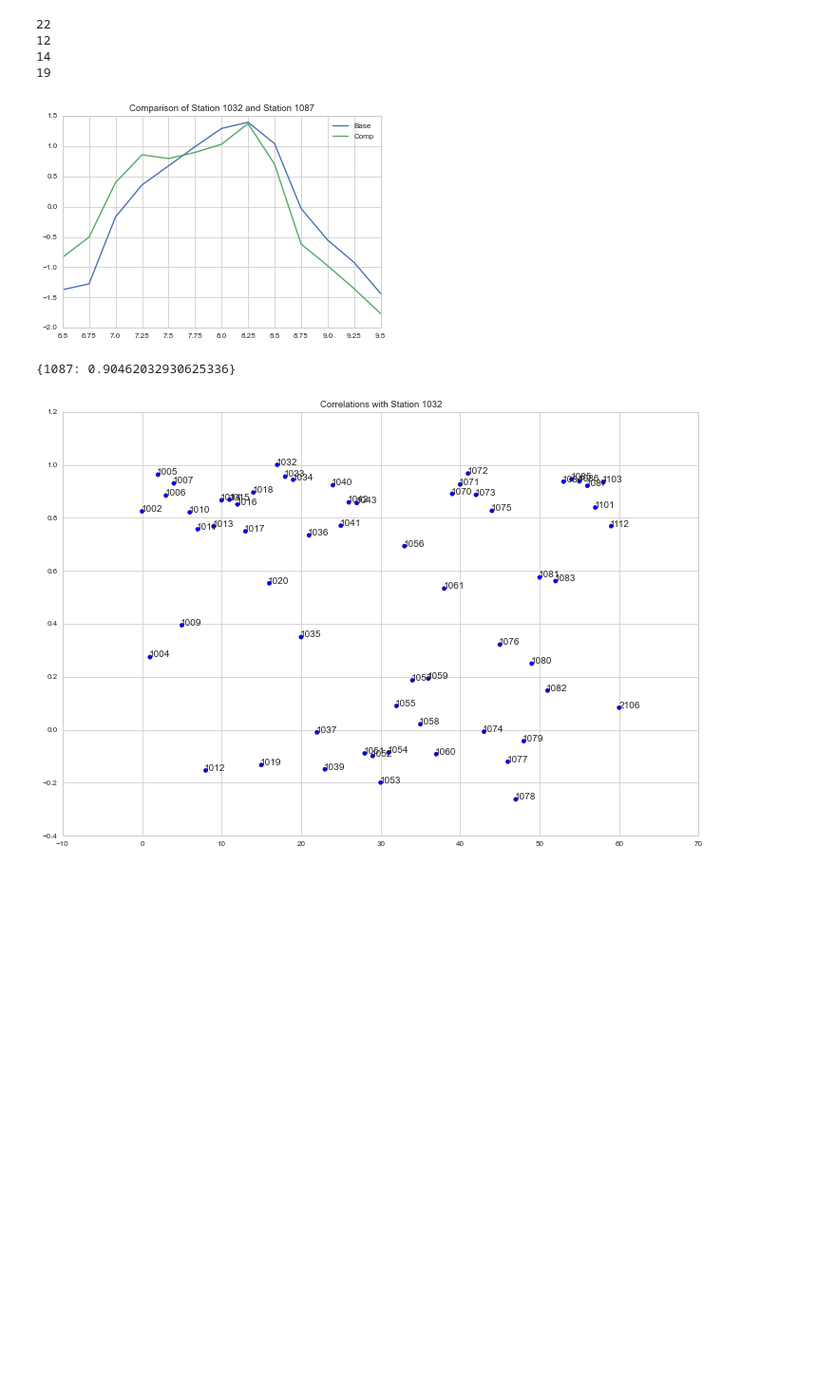
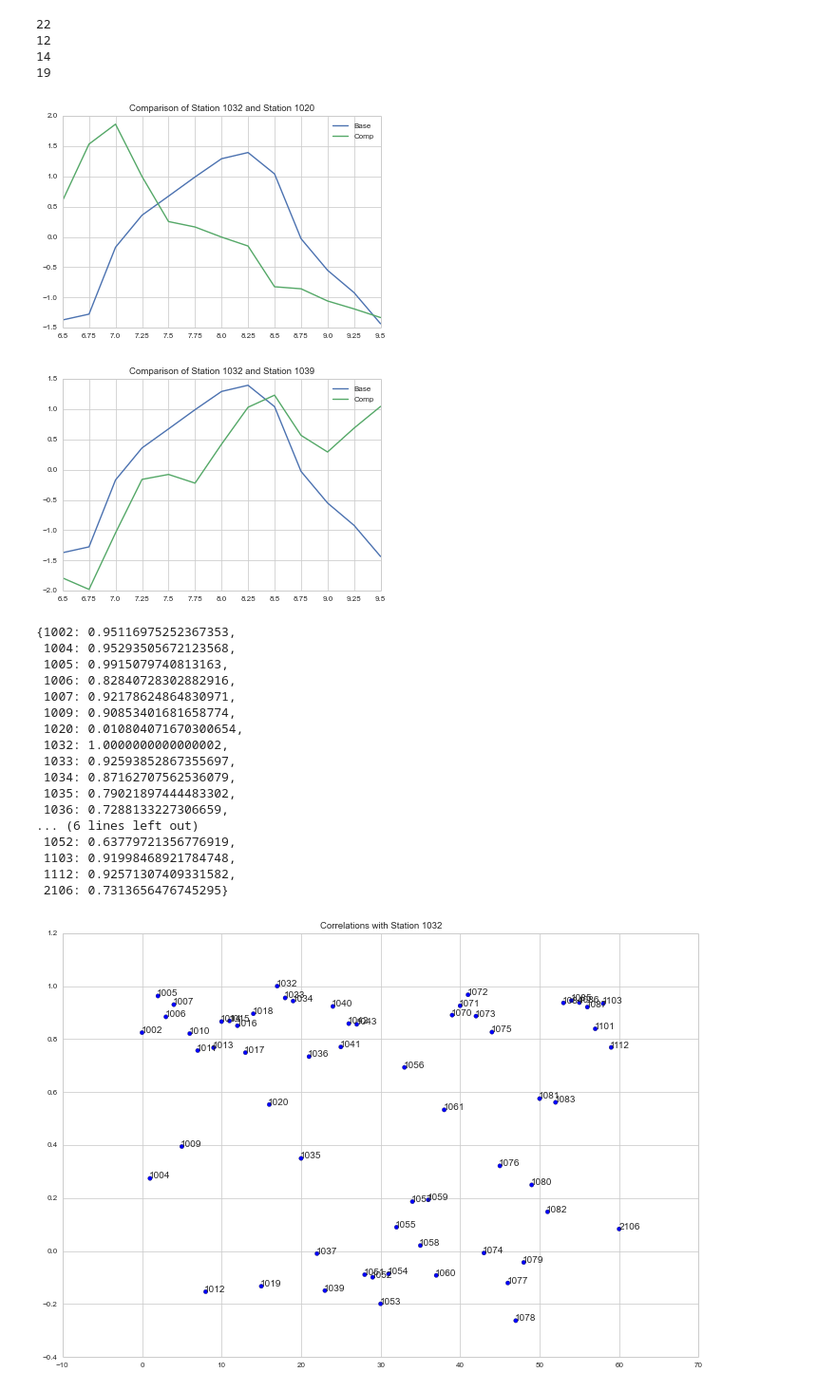
Before and after one commit to azampagl/harvard-capstone, a Jupyter notebook: src/exploration/Comparing Stations.ipynb, the cells around one changed output. Shown at 95% size. Saved outputs shown, nothing was run; the diff lists cells and outputs as text; code cells hidden in the pictures; blank space fills up the shorter version.

```diff
--- a/src/exploration/Comparing Stations.ipynb
+++ b/src/exploration/Comparing Stations.ipynb
@@ -116,37 +116,55 @@ def compare_series(station_id,comparison_station=False,begin_time=4.5,end_time=9
 
     # Standardize the entries so we can indentify stations with similar behavior without worrying about scale
     base_entries_scaled=preprocessing.scale(base_entries)
 
     correlations={}
 
     for station in comparison_station:
 
         comp_records=station_records[(station_records['locationid']==station)]
         comp_grouping=comp_records[['servicetime_frac','servicedate','entries']].groupby('servicetime_frac')
         comp_entries=comp_grouping.agg(np.mean)['entries']
 
         comp_entries_scaled=preprocessing.scale(comp_entries)
 
         # np.correlate for two series of the same length returns a correlation which is <= length of the two series
         # since each pairwise comparison of the terms can yield an individual correlation of 1. Want to think of correlation
         # of series from [-1,1] so I divided by the length of the series
         correlations[station]=(np.correlate(base_entries_scaled,comp_entries_scaled)*1.0/len(base_entries_scaled))[0]
 
-        if(print_plot):
+        # Print dissimilar stations
+        if(print_plot& (correlations[station]<0.45)):
             plt.plot(base_entries_scaled,label='Base')
             plt.plot(comp_entries_scaled,label='Comp')
             plt.title('Comparison of Station '+str(station_id)+' and Station '+str(station))
             plt.legend()
             plt.xticks(range(13), list(comp_entries.index))
             plt.show()
 
 
     return correlations
 
-compare_series(1032,comparison_station=[1087],begin_time=6.5,end_time=9.5,print_plot=True)
+compare_series(1032,comparison_station=red_stations_ids,begin_time=6.5,end_time=9.5,print_plot=True)
 # %% [output]
-[figure, old version]
+[figure, new version]
+[figure, added]
-{1087: 0.90462032930625336}
+{1002: 0.95116975252367353,
+ 1004: 0.95293505672123568,
+ 1005: 0.9915079740813163,
+ 1006: 0.82840728302882916,
+ 1007: 0.92178624864830971,
+ 1009: 0.90853401681658774,
+ 1020: 0.010804071670300654,
+ 1032: 1.0000000000000002,
+ 1033: 0.92593852867355697,
+ 1034: 0.87162707562536079,
+ 1035: 0.79021897444483302,
+ 1036: 0.7288133227306659,
+... (6 lines left out)
+ 1052: 0.63779721356776919,
+ 1103: 0.91998468921784748,
+ 1112: 0.92571307409331582,
+ 2106: 0.7313656476745295}
 # %%
 ## Example: comparing Alewife and Forest Hills, both of which are terminal stations outside the city with bus connections
 # running into them. Would expect similar behavior from the two.
```
Also changed, not shown: parts of 2 cells of this notebook.
